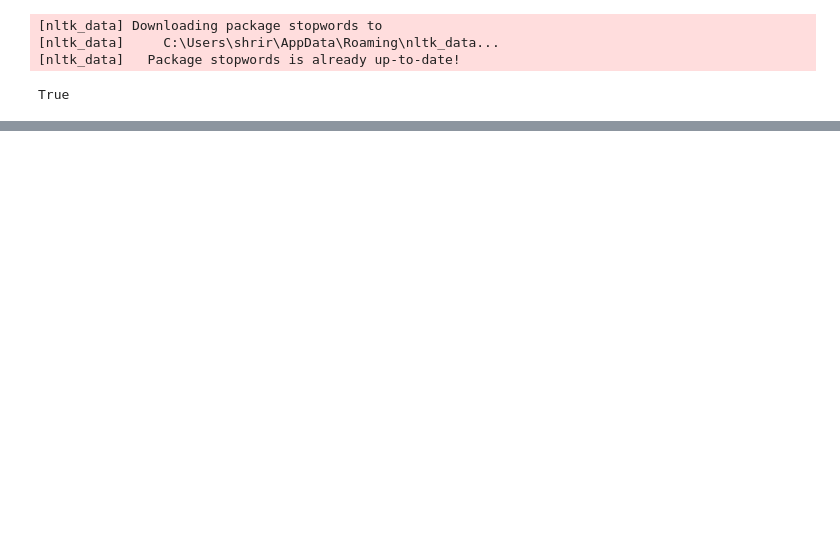
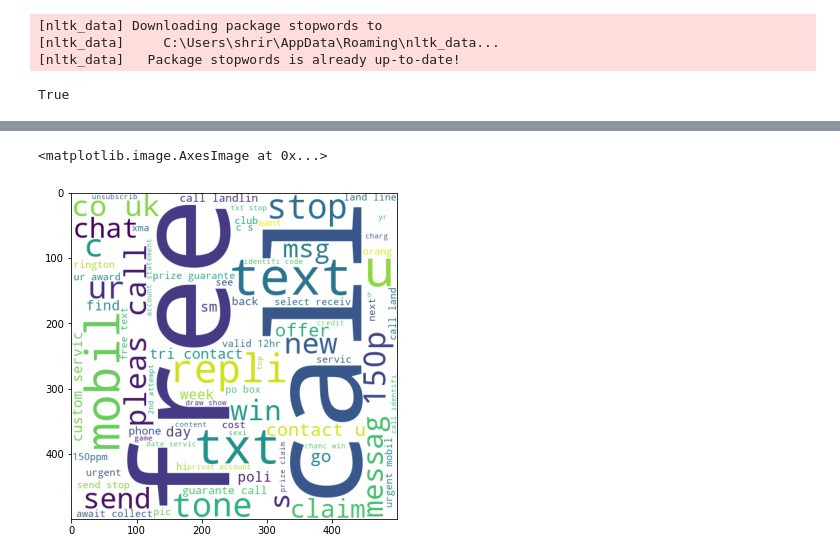
Before and after one commit to shrirama2002/sms_spam_detection, a Jupyter notebook: smsSpamDetection.ipynb, the cells around one changed output, grey strips where cells are left out. Cells and saved outputs as stored; diff of their text form; code cells hidden in the pictures; blank space fills up the shorter version.

```diff
--- a/smsSpamDetection.ipynb
+++ b/smsSpamDetection.ipynb
@@ -125,4 +250,10 @@ def transform_text(text):
     for word in words:
         if word not in stopwords:
             useFulWords.append(word)
+
+    ps = PorterStemmer()
+    stemmedUsefulWords = list()
+    for i in useFulWords:
+        stemmedUsefulWords.append(ps.stem(i))
+    useFulWords = stemmedUsefulWords[:]
     return " ".join(useFulWords)
@@ -132,0 +260,6 @@ transform_text('hii hshgs i am Mr juggish kumar are you hungry')
+# %%
+#will create a new column to store processed
+data['processed'] = data['input'].apply(transform_text)
+
+#display the edited dataframe with a new column 'processed'
+data.head()
@@ -132,0 +273,15 @@ transform_text('hii hshgs i am Mr juggish kumar are you hungry')
+# %%
+# we will create a word list for data visualization to display the most frequently occuring words
+#using 'WordCloud' class
+
+wc = WordCloud(width=500,height=500,min_font_size=10,background_color='white')
+# %%
+#creating a wordcloud for the SPAM messages
+spamWC = wc.generate(data[data['result'] == 1]['processed'].str.cat(sep=" "))
+
+#creating figure and displying
+plt.figure(figsize=(12,6))
+plt.imshow(spamWC)
+# %% [output]
+<matplotlib.image.AxesImage at 0x...>
+[figure, added]
```
Also changed, not shown: parts of 28 cells of this notebook.
